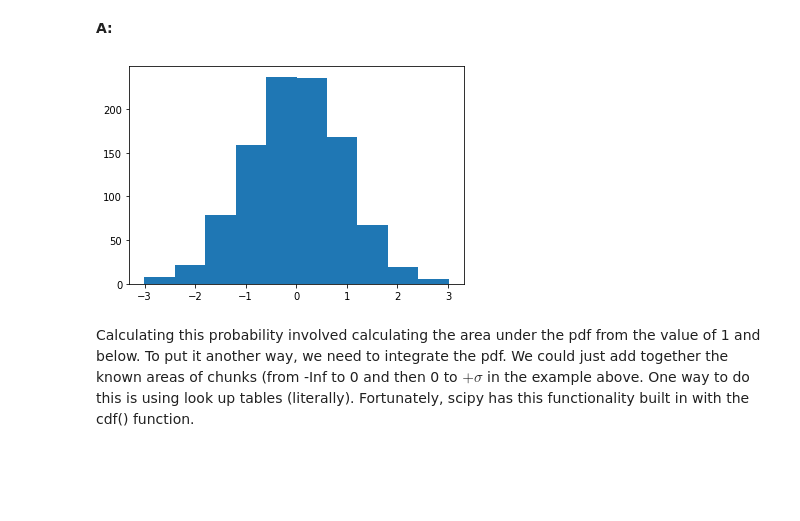
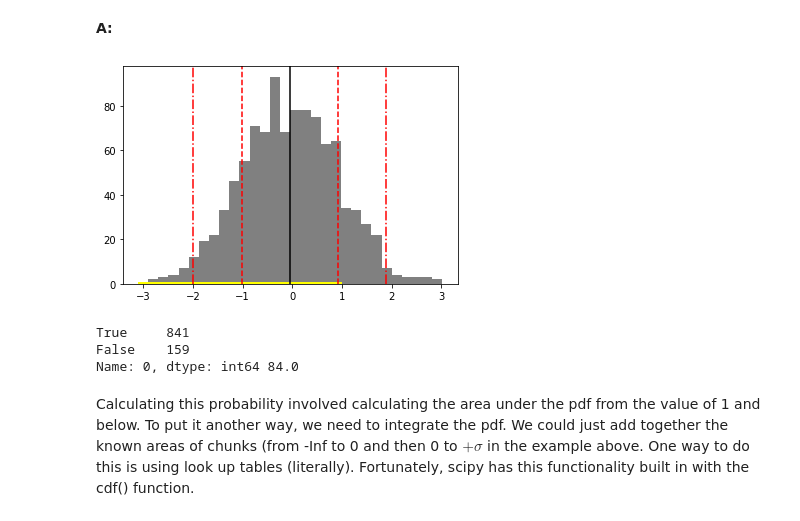
Before and after one commit to dudikbender/springboard, a Jupyter notebook: inferential_statistics_frequentist_mini-projects6.28.19/inferential_statistics_1a-Q6.25.ipynb, the cells around one changed output. Drawn from its saved outputs; the diff is of its cells as text; code cells hidden in the pictures; blank space fills up the shorter version.

Commit message:
need more help with understanding final section

```diff
--- a/inferential_statistics_frequentist_mini-projects6.28.19/inferential_statistics_1a-Q6.25.ipynb
+++ b/inferential_statistics_frequentist_mini-projects6.28.19/inferential_statistics_1a-Q6.25.ipynb
@@ -334,10 +332,29 @@ Recall some basic properties of the standard Normal distribution, such as about
 __Q:__ Using this fact, calculate the probability of observing the value 1 or less in a single observation from the standard normal distribution. Hint: you may find it helpful to sketch the standard normal distribution (the familiar bell shape) and mark the number of standard deviations from the mean on the x-axis and shade the regions of the curve that contain certain percentages of the population.
 # %% [markdown]
 __A:__
-# %%
-_ = plt.hist(np.random.normal(size=1000))
-# %% [output]
-[figure, removed]
+# %%
+sample = np.random.normal(size=1000)
+expected = 68 + (100-68)/2
+_ = plt.hist(sample, color='grey', bins=30)
+_ = plt.axvline(np.mean(sample), color='black', linestyle='-')
+_ = plt.axvline(np.mean(sample) - np.std(sample), color='red', linestyle='--')
+_ = plt.axvline(np.mean(sample) + np.std(sample), color='red', linestyle='--')
+_ = plt.axvline(np.mean(sample) - (2*np.std(sample)), color='red', linestyle='-.')
+_ = plt.axvline(np.mean(sample) + (2*np.std(sample)), color='red', linestyle='-.')
+_ = plt.hlines(y=0.5, xmin=min(sample), xmax=1, color='yellow', linestyle='-',
+               linewidth=2, label='Area of value 1 or less')
+
+plt.show()
+
+sample_std = np.std(sample)
+sample_under_1std = sample < (np.mean(sample) + sample_std)
+sample_under_1std = pd.DataFrame(sample_under_1std)
+print(sample_under_1std[0].value_counts(), expected)
+# %% [output]
+[figure, added]
+True     841
+False    159
+Name: 0, dtype: int64 84.0
 # %% [markdown]
 Calculating this probability involved calculating the area under the pdf from the value of 1 and below. To put it another way, we need to integrate the pdf. We could just add together the known areas of chunks (from -Inf to 0 and then 0 to $+\sigma$ in the example above. One way to do this is using look up tables (literally). Fortunately, scipy has this functionality built in with the cdf() function.
 # %% [markdown]
```
Also changed, not shown: parts of 25 cells of this notebook.
